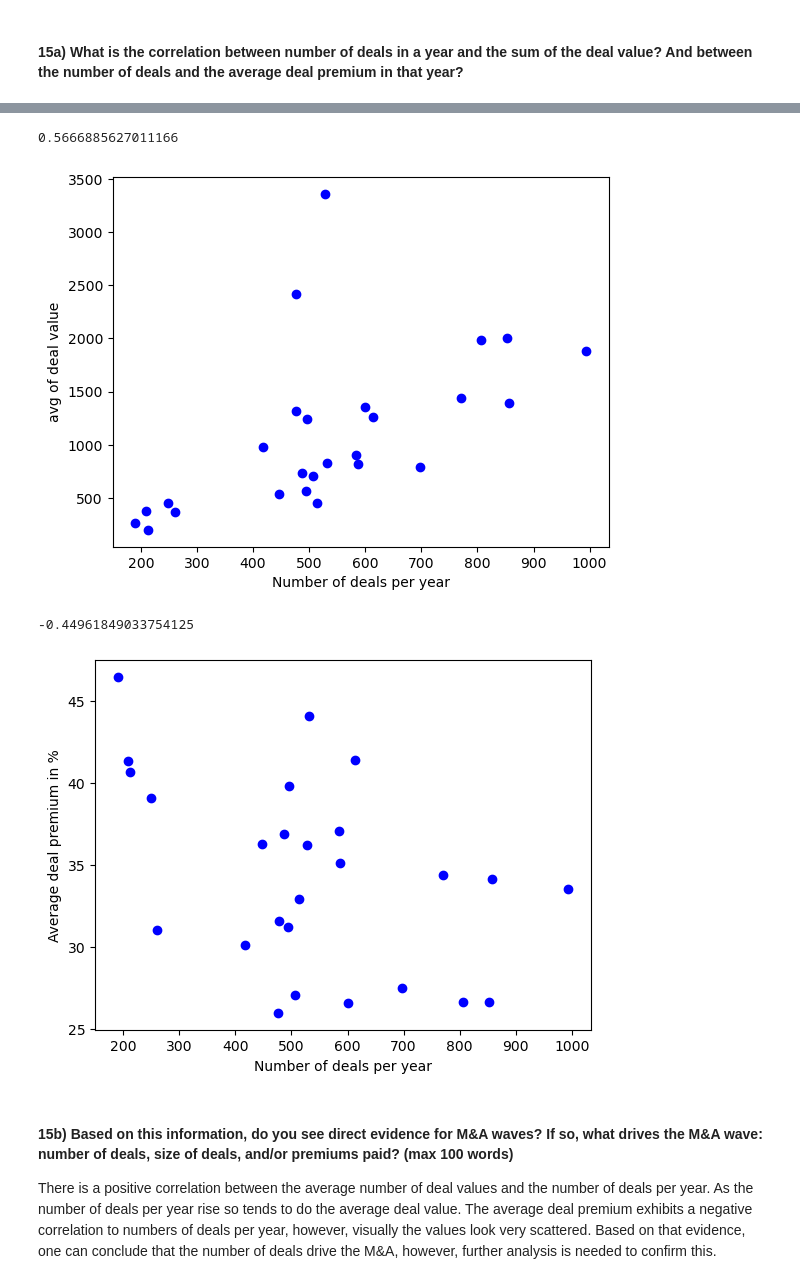
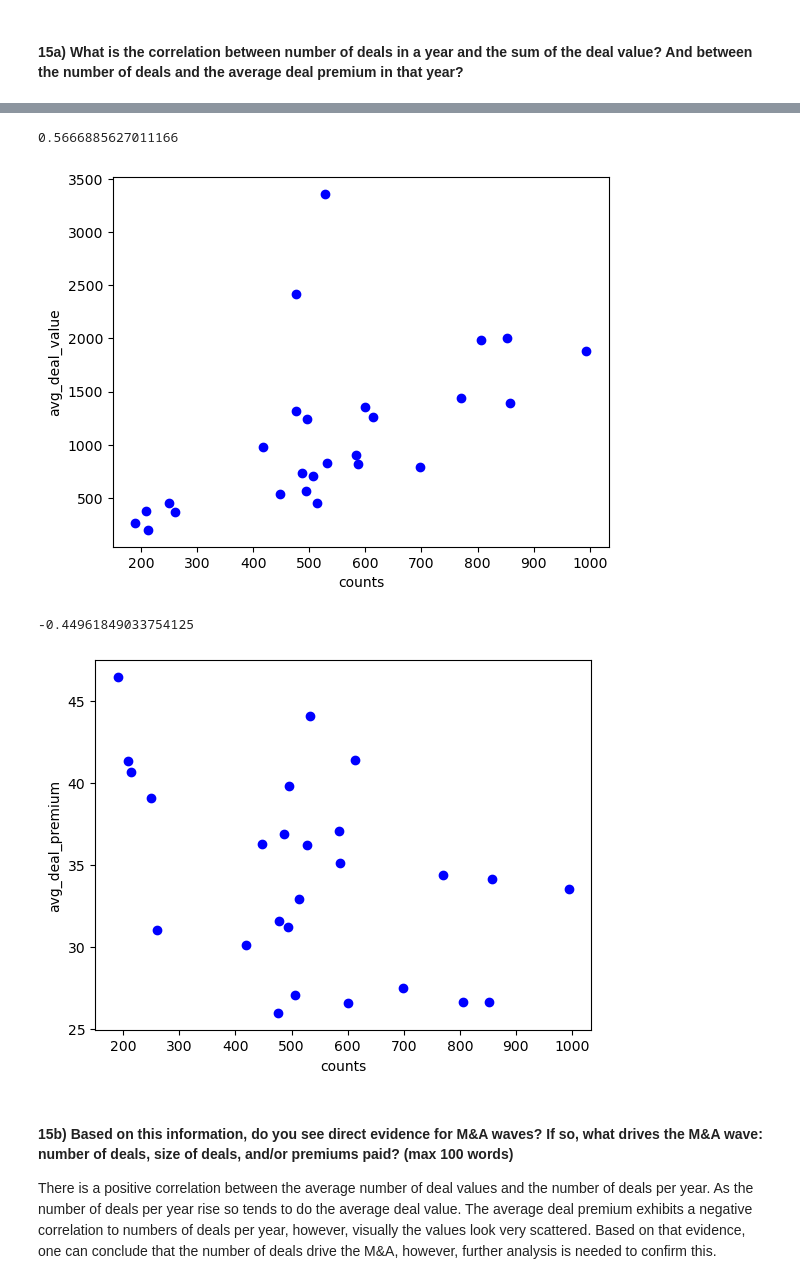
Before and after one commit to SimonRbk95/Strategy_Analytics, a Jupyter notebook: Tutorial_1/T1_assignment.ipynb, the cells around one changed output, grey strips where cells are left out. Saved outputs shown, nothing was run; the diff lists cells and outputs as text; code cells hidden in the pictures.

Commit message:
corr plot refactored

```diff
--- a/Tutorial_1/T1_assignment.ipynb
+++ b/Tutorial_1/T1_assignment.ipynb
@@ -157,11 +157,10 @@ year
 # %% [markdown]
 #### 15a) What is the correlation between number of deals in a year and the sum of the deal value? And between the number of deals and the average deal premium in that year?
 # %%
-# correlation between between the number of deals and the average deal premium in that year
-correlation=df_combined['counts'].astype('float64').corr(df_combined['sums_deal_values'].astype('float64'))
-
-print(correlation)
-plt.plot(df_combined['counts'], df_combined['sums_deal_values'], 'o', color='blue')
-plt.xlabel("Number of deals per year")
-plt.ylabel("Sum of deal values per year")
-plt.show()
+def cor(c1,c2):
+    correlation=df_combined[c1].astype('float64').corr(df_combined[c2].astype('float64'))
+    print(correlation)
+    plt.plot(df_combined[c1], df_combined[c2], 'o', color='blue')
+    plt.xlabel(c1)
+    plt.ylabel(c2)
+    plt.show()
@@ -171,29 +173,15 @@ plt.show()
 # %%
 # correlation between number of deals in a year and the avg of the deal value per year
-correlation=df_combined['counts'].astype('float64').corr(df_combined['avg_deal_value'].astype('float64'))
-
-print(correlation)
-plt.plot(df_combined['counts'], df_combined['avg_deal_value'], 'o', color='blue')
-plt.xlabel("Number of deals per year")
-plt.ylabel("avg of deal values per year")
-plt.show()
+cor('counts','avg_deal_value')
 # %% [output]
 0.5666885627011166
-[figure, old version]
+[figure, new version]
 # %%
-import matplotlib.pyplot as plt
-
 # correlation between number of deals in a year and the sums of the deal value per year
-correlation=df_combined['counts'].astype('float64').corr(df_combined['avg_deal_premium'].astype('float64'))
-
-print(correlation)
-plt.plot(df_combined['counts'], df_combined['avg_deal_premium'], 'o', color='blue')
-plt.xlabel("Number of deals per year")
-plt.ylabel("Average deal premium in %")
-plt.show()
+cor('counts','avg_deal_premium')
 # %% [output]
 -0.44961849033754125
-[figure, old version]
+[figure, new version]
 # %% [markdown]
 #### 15b)  Based  on  this  information,  do  you  see  direct  evidence  for  M&A  waves?  If  so,  what  drives  the M&A wave: number of deals, size of deals, and/or premiums paid? (max 100 words)
 
```
Also changed, not shown: parts of 2 cells of this notebook.
